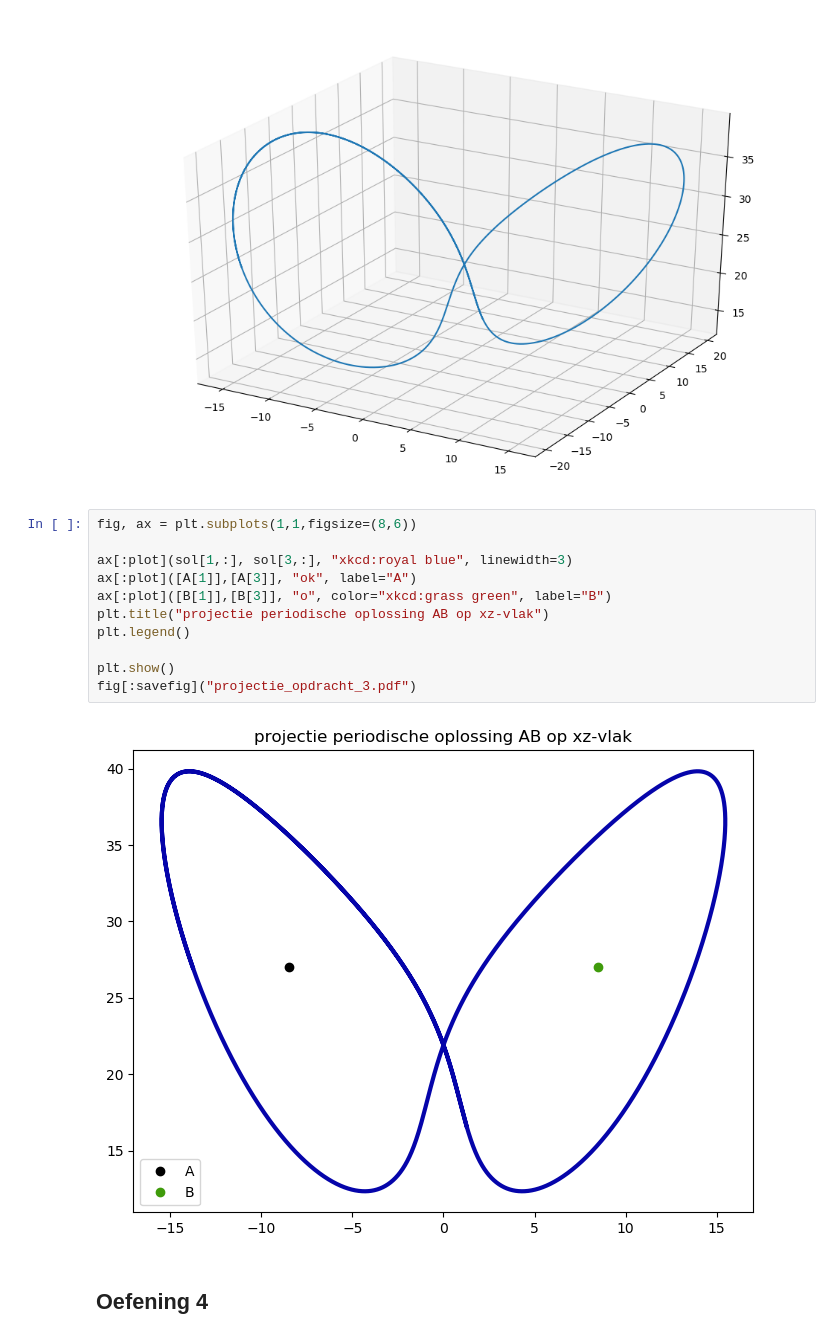
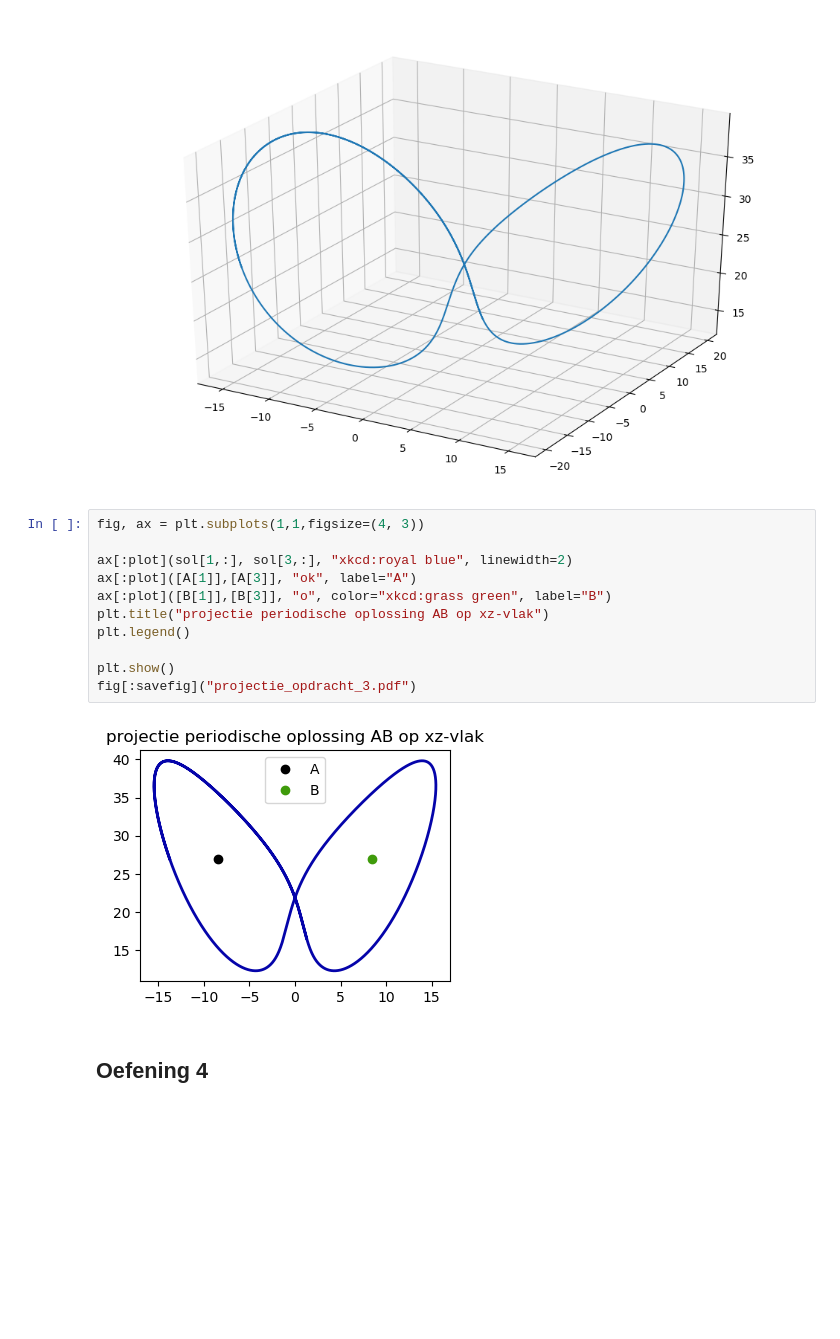
Before and after one commit to Cubedsheep/practicum-diff-Julia, a Jupyter notebook: practicum - Julia.ipynb, the cells around one changed output. Drawn from its saved outputs; the diff is of its cells as text; blank space fills up the shorter version.

Commit message:
updat plots for readability

```diff
--- a/practicum - Julia.ipynb
+++ b/practicum - Julia.ipynb
@@ -483,18 +483,18 @@ plt.show()
 # %% [output]
 [figure]
 # %%
-fig, ax = plt.subplots(1,1,figsize=(8,6))
+fig, ax = plt.subplots(1,1,figsize=(4, 3))
 
-ax[:plot](sol[1,:], sol[3,:], "xkcd:royal blue", linewidth=3)
+ax[:plot](sol[1,:], sol[3,:], "xkcd:royal blue", linewidth=2)
 ax[:plot]([A[1]],[A[3]], "ok", label="A")
 ax[:plot]([B[1]],[B[3]], "o", color="xkcd:grass green", label="B")
 plt.title("projectie periodische oplossing AB op xz-vlak")
 plt.legend()
 
 plt.show()
 fig[:savefig]("projectie_opdracht_3.pdf")
 # %% [output]
-[figure, old version]
+[figure, new version]
 # %% [markdown]
 ## Oefening 4
 # %% [markdown]
```
Also changed, not shown: parts of 1 cell of this notebook, 2 other files.
